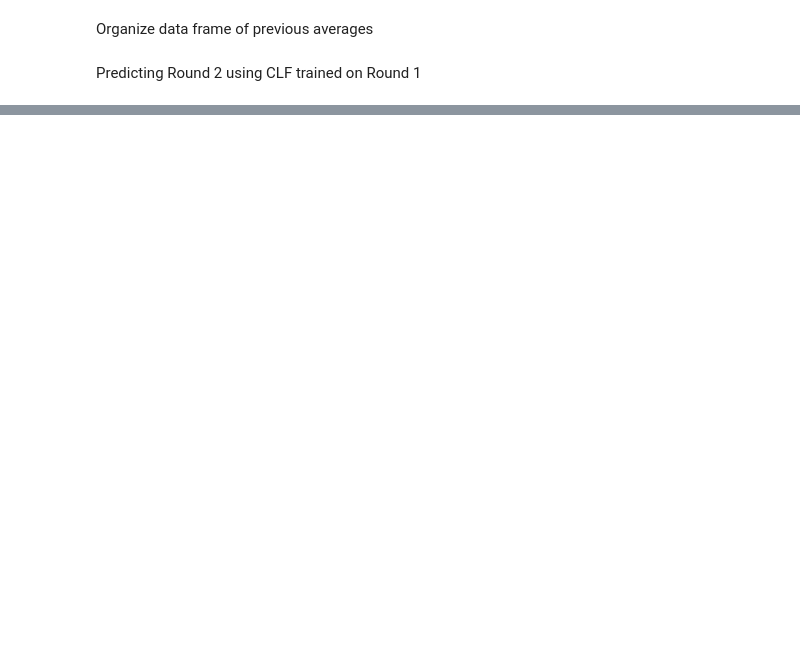
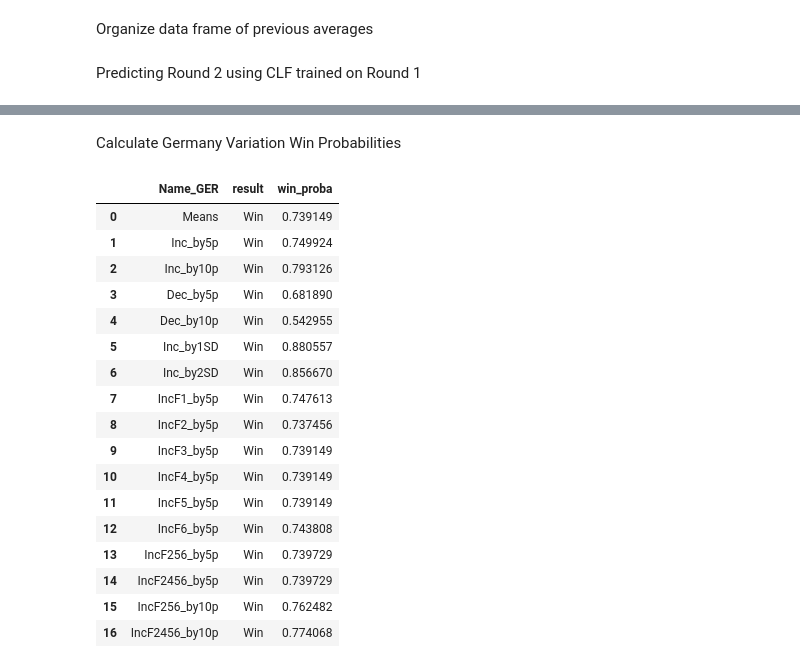
Before and after one commit to p-ai-org/p-laying_soccer, a Jupyter notebook: Final-Models/final_random_forrest.ipynb, the cells around one changed output, grey strips where cells are left out. Cells and saved outputs as stored; diff of their text form; code cells hidden in the pictures; blank space fills up the shorter version.

```diff
--- a/Final-Models/final_random_forrest.ipynb
+++ b/Final-Models/final_random_forrest.ipynb
@@ -337,0 +450,32 @@ print("Round 2 accuracy: ", accuracy2)
+# %% [markdown]
+Calculate Germany Variation Win Probabilities
+# %%
+X_ger = dfger.iloc[:, 1:]
+ger_variations = dfger.iloc[:, :1]
+
+ger_pred = clf5.predict(X_ger)
+ger_variations = ger_variations.assign(result = ger_pred)
+ger_proba = clf5.predict_proba(X_ger)
+ger_win_proba = [row[2] for row in ger_proba]
+ger_variations = ger_variations.assign(win_proba = ger_win_proba)
+
+ger_variations
+# %% [output]
+|  | Name_GER | result | win_proba |
+| 0 | Means | Win | 0.739149 |
+| 1 | Inc_by5p | Win | 0.749924 |
+| 2 | Inc_by10p | Win | 0.793126 |
+| 3 | Dec_by5p | Win | 0.681890 |
+| 4 | Dec_by10p | Win | 0.542955 |
+| 5 | Inc_by1SD | Win | 0.880557 |
+| 6 | Inc_by2SD | Win | 0.856670 |
+| 7 | IncF1_by5p | Win | 0.747613 |
+| 8 | IncF2_by5p | Win | 0.737456 |
+| 9 | IncF3_by5p | Win | 0.739149 |
+| 10 | IncF4_by5p | Win | 0.739149 |
+| 11 | IncF5_by5p | Win | 0.739149 |
+| 12 | IncF6_by5p | Win | 0.743808 |
+| 13 | IncF256_by5p | Win | 0.739729 |
+| 14 | IncF2456_by5p | Win | 0.739729 |
+| 15 | IncF256_by10p | Win | 0.762482 |
+| 16 | IncF2456_by10p | Win | 0.774068 |
```
Also changed, not shown: parts of 31 cells of this notebook, 2 other files.
